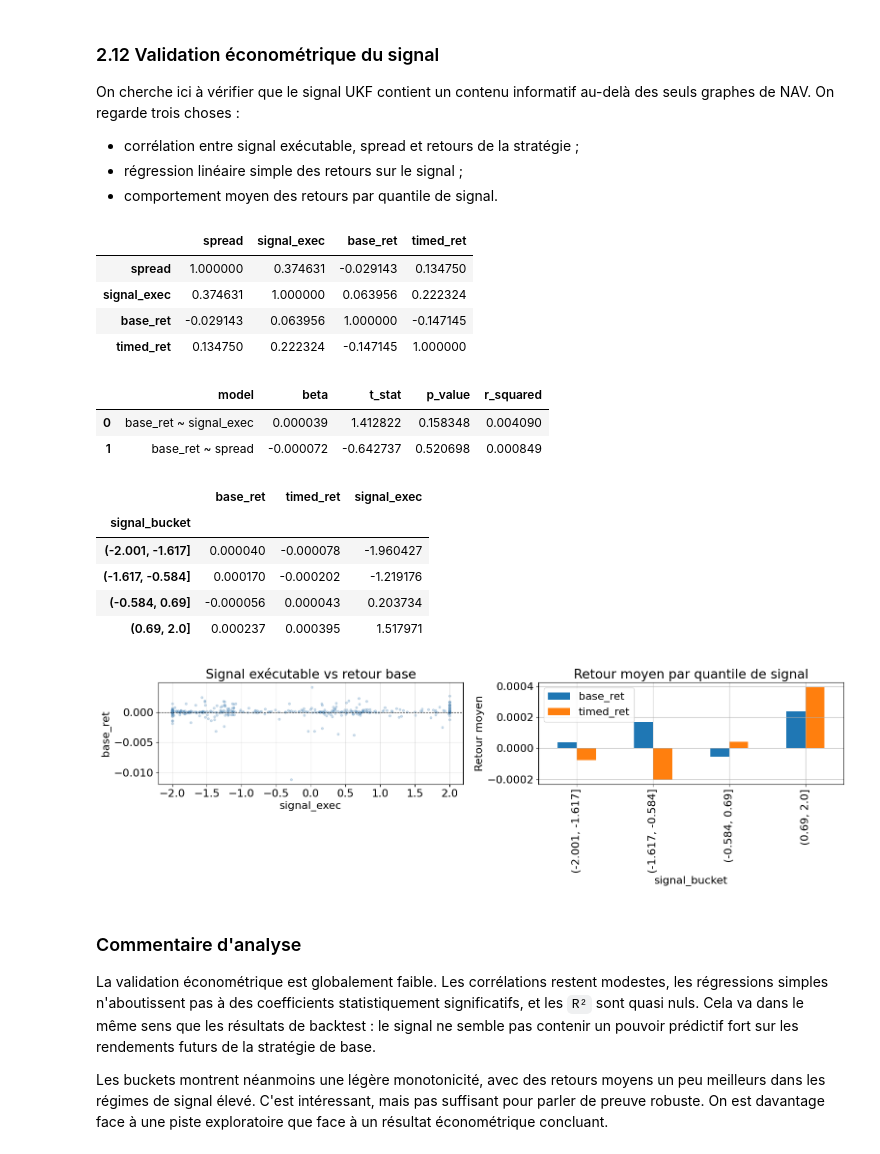
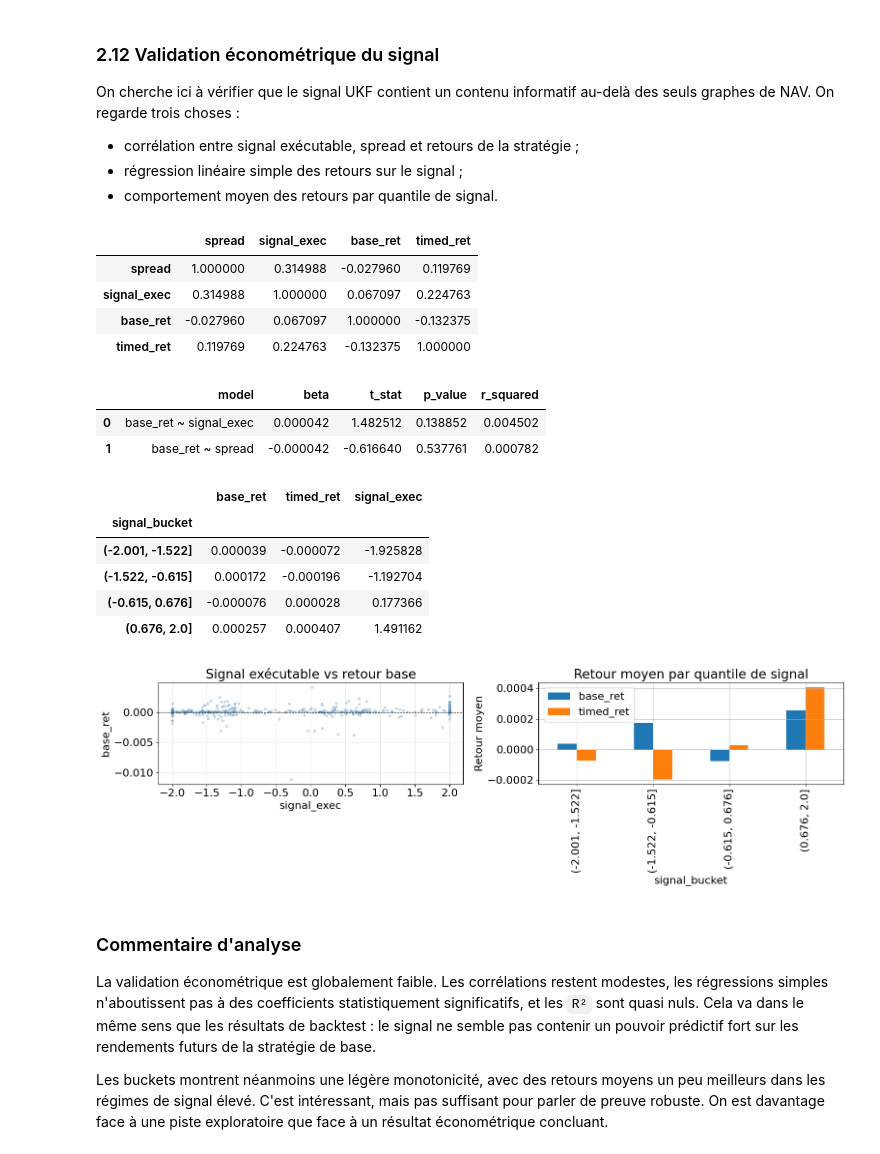
Before and after one commit to nathanli11/Realized-Volatility-Timing, a Jupyter notebook: notebooks/realized_vol_timing.ipynb, the cells around one changed output. Saved outputs shown, nothing was run; the diff lists cells and outputs as text; code cells hidden in the pictures.

```diff
--- a/notebooks/realized_vol_timing.ipynb
+++ b/notebooks/realized_vol_timing.ipynb
@@ -1204,7 +1185,7 @@ On regarde trois choses :
 import statsmodels.api as sm
 
 df_econo = pd.concat([
-    spread_l.rename("spread"),
+    spread.rename("spread"),
     signal_exec_linear.rename("signal_exec"),
     bt_base.nav["NAV"].pct_change().rename("base_ret"),
     bt_timed_linear.nav["NAV"].pct_change().rename("timed_ret"),
@@ -1221,45 +1202,45 @@ model_spread = sm.OLS(df_econo["base_ret"], X_spread).fit()
 reg_summary = pd.DataFrame({
     "model": ["base_ret ~ signal_exec", "base_ret ~ spread"],
     "beta": [model_signal.params.iloc[1], model_spread.params.iloc[1]],
     "t_stat": [model_signal.tvalues.iloc[1], model_spread.tvalues.iloc[1]],
     "p_value": [model_signal.pvalues.iloc[1], model_spread.pvalues.iloc[1]],
     "r_squared": [model_signal.rsquared, model_spread.rsquared],
 })
 display(reg_summary)
 
 df_econo["signal_bucket"] = pd.qcut(df_econo["signal_exec"], q=5, duplicates="drop")
-bucket_stats = df_econo.groupby("signal_bucket")[ ["base_ret", "timed_ret", "signal_exec"] ].mean()
+bucket_stats = df_econo.groupby("signal_bucket")[["base_ret", "timed_ret", "signal_exec"]].mean()
 display(bucket_stats)
 
 fig, axes = plt.subplots(1, 2, figsize=(16, 5))
 axes[0].scatter(df_econo["signal_exec"], df_econo["base_ret"], alpha=0.25, s=10, color="steelblue")
 axes[0].axhline(0, color="black", linewidth=0.8, linestyle="--")
 axes[0].set_title("Signal exécutable vs retour base")
 axes[0].set_xlabel("signal_exec")
 axes[0].set_ylabel("base_ret")
 axes[0].grid(True, alpha=0.3)
 
 bucket_stats[["base_ret", "timed_ret"]].plot(kind="bar", ax=axes[1], grid=True)
 axes[1].set_title("Retour moyen par quantile de signal")
 axes[1].set_ylabel("Retour moyen")
 plt.tight_layout()
 plt.show()
 # %% [output]
 |  | spread | signal_exec | base_ret | timed_ret |
-| spread | 1.000000 | 0.374631 | -0.029143 | 0.134750 |
-| signal_exec | 0.374631 | 1.000000 | 0.063956 | 0.222324 |
-| base_ret | -0.029143 | 0.063956 | 1.000000 | -0.147145 |
-| timed_ret | 0.134750 | 0.222324 | -0.147145 | 1.000000 |
+| spread | 1.000000 | 0.314988 | -0.027960 | 0.119769 |
+| signal_exec | 0.314988 | 1.000000 | 0.067097 | 0.224763 |
+| base_ret | -0.027960 | 0.067097 | 1.000000 | -0.132375 |
+| timed_ret | 0.119769 | 0.224763 | -0.132375 | 1.000000 |
 |  | model | beta | t_stat | p_value | r_squared |
-| 0 | base_ret ~ signal_exec | 0.000039 | 1.412822 | 0.158348 | 0.004090 |
-| 1 | base_ret ~ spread | -0.000072 | -0.642737 | 0.520698 | 0.000849 |
+| 0 | base_ret ~ signal_exec | 0.000042 | 1.482512 | 0.138852 | 0.004502 |
+| 1 | base_ret ~ spread | -0.000042 | -0.616640 | 0.537761 | 0.000782 |
 |  | base_ret | timed_ret | signal_exec |
 | signal_bucket |  |  |  |
-| (-2.001, -1.617] | 0.000040 | -0.000078 | -1.960427 |
-| (-1.617, -0.584] | 0.000170 | -0.000202 | -1.219176 |
-| (-0.584, 0.69] | -0.000056 | 0.000043 | 0.203734 |
-| (0.69, 2.0] | 0.000237 | 0.000395 | 1.517971 |
+| (-2.001, -1.522] | 0.000039 | -0.000072 | -1.925828 |
+| (-1.522, -0.615] | 0.000172 | -0.000196 | -1.192704 |
+| (-0.615, 0.676] | -0.000076 | 0.000028 | 0.177366 |
+| (0.676, 2.0] | 0.000257 | 0.000407 | 1.491162 |
-[figure, old version]
+[figure, new version]
 # %% [markdown]
 ### Commentaire d'analyse
 La validation économétrique est globalement faible. Les corrélations restent modestes, les régressions simples n'aboutissent pas à des coefficients statistiquement significatifs, et les `R²` sont quasi nuls. Cela va dans le même sens que les résultats de backtest : le signal ne semble pas contenir un pouvoir prédictif fort sur les rendements futurs de la stratégie de base.
```
Also changed, not shown: parts of 26 cells of this notebook.
